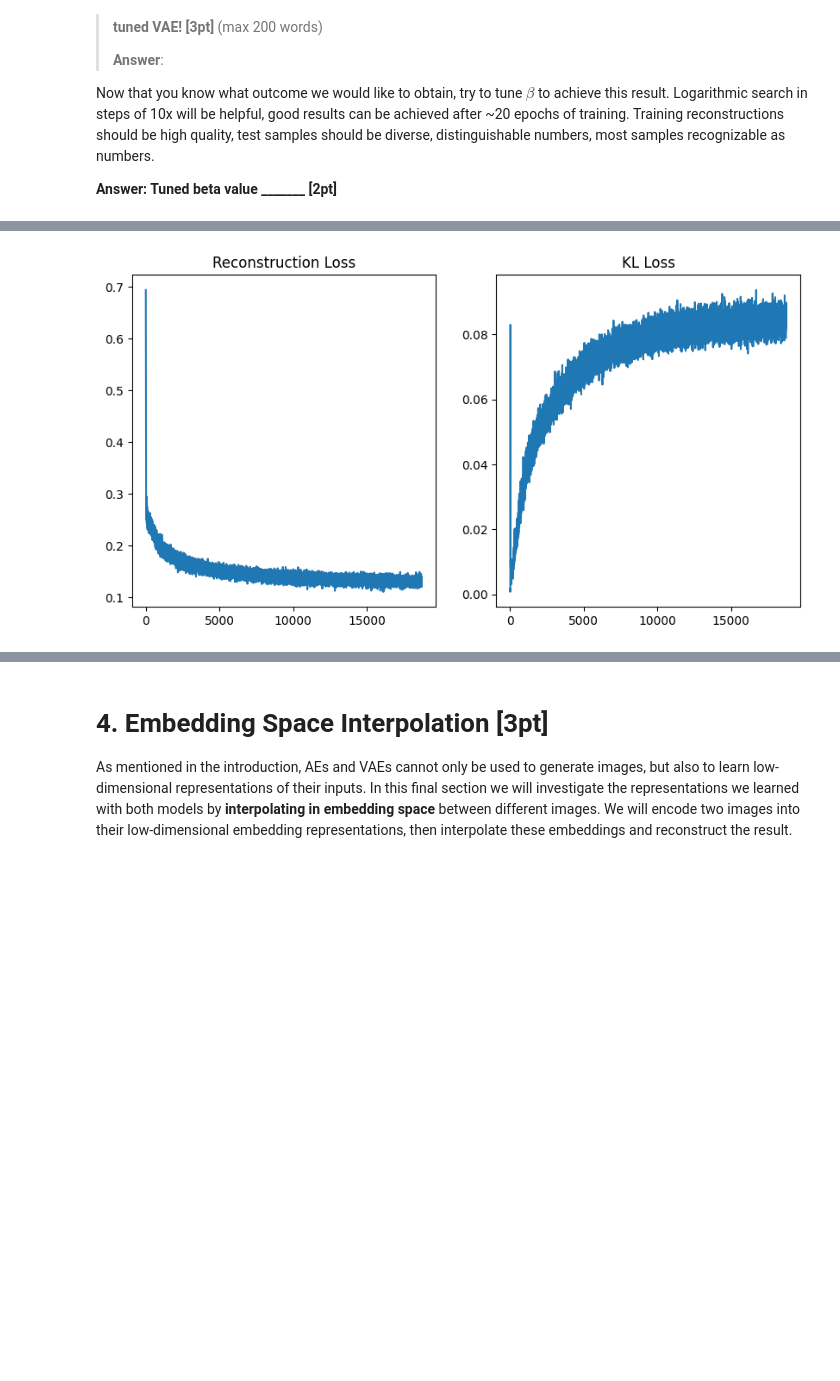
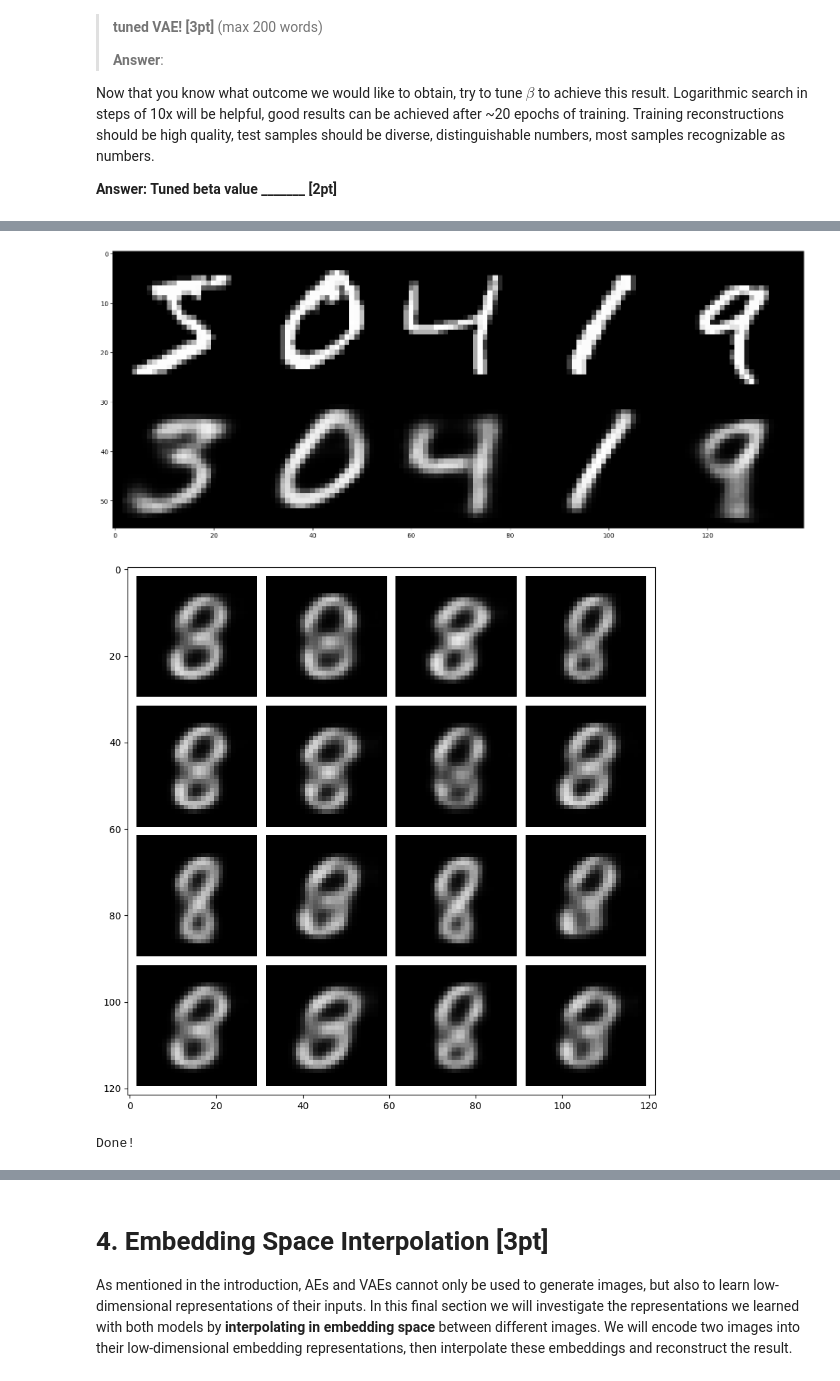
Before and after one commit to snehabandi/Deep-Learning-and-its-Applications, a Jupyter notebook: assignment2/Problem1_VAE_v0.ipynb, the cells around one changed output, grey strips where cells are left out. Saved outputs shown, nothing was run; the diff lists cells and outputs as text; code cells hidden in the pictures; blank space fills up the shorter version.

```diff
--- a/assignment2/Problem1_VAE_v0.ipynb
+++ b/assignment2/Problem1_VAE_v0.ipynb
@@ -717,25 +698,17 @@ for ep in range(epochs):
   #       the breakdown of reconstruction and KL loss.                               #
   ####################################################################################
   batch_size,nworkers = 64,2
+  mnist_data_loader = torch.utils.data.DataLoader(mnist_train, batch_size=batch_size, shuffle=True, num_workers=nworkers,drop_last=True)
 
-  mnist_data_loader = torch.utils.data.DataLoader(mnist_train,
-                                                  batch_size=batch_size,
-                                                  shuffle=True,
-                                                  num_workers=nworkers,
-                                                  drop_last=True)
-  losses = {}
-  total_loss = 0
   for train_it, rec_batch in enumerate(mnist_data_loader):
     data, labels = rec_batch
-    x = data.reshape([batch_size,-1])
-    optimizer.zero_grad()
+    x = data.reshape([batch_size,1,-1])
 
     outputs = vae_model.forward(x)
-
     total_loss, losses = vae_model.loss(x,outputs)
 
+    optimizer.zero_grad()
     total_loss.backward()
-
     optimizer.step()
 
     rec_loss.append(losses['rec_loss']); kl_loss.append(losses['kl_loss'])
@@ -743,6 +716,10 @@ for ep in range(epochs):
       print("It {}: Total Loss: {}, \t Rec Loss: {},\t KL Loss: {}"\
             .format(train_it, total_loss, losses['rec_loss'], losses['kl_loss']))
     train_it += 1
+
+# visualize VAE reconstructions and samples from the generative model
+vis_reconstruction(vae_model, randomize=True)
+vis_samples(vae_model)
   #################################### END TODO ####################################
 
 print("Done!")
@@ -834,27 +814,18 @@ for ep in range(epochs):
   #       training loss. It outputs the total training loss and a dict containing    #
   #       the breakdown of reconstruction and KL loss.                               #
   ####################################################################################
+  batch_size,nworkers = 64,2
+  mnist_data_loader = torch.utils.data.DataLoader(mnist_train, batch_size=batch_size, shuffle=True, num_workers=nworkers,drop_last=True)
 
-  batch_size,nworkers = 64,2
-
-  mnist_data_loader = torch.utils.data.DataLoader(mnist_train,
-                                                  batch_size=batch_size,
-                                                  shuffle=True,
-                                                  num_workers=nworkers,
-                                                  drop_last=True)
-  losses = {}
-  total_loss = 0
   for train_it, rec_batch in enumerate(mnist_data_loader):
     data, labels = rec_batch
-    x = data.reshape([batch_size,-1])
-    optimizer.zero_grad()
+    x = data.reshape([batch_size,1,-1])
 
     outputs = vae_model.forward(x)
-
     total_loss, losses = vae_model.loss(x,outputs)
 
+    optimizer.zero_grad()
     total_loss.backward()
-
     optimizer.step()
 
     rec_loss.append(losses['rec_loss']); kl_loss.append(losses['kl_loss'])
@@ -903 +874,3 @@ Done!
-[figure, old version]
+[figure, new version]
+[figure, added]
+Done!
```
Also changed, not shown: parts of 12 cells of this notebook, 8 other files.
